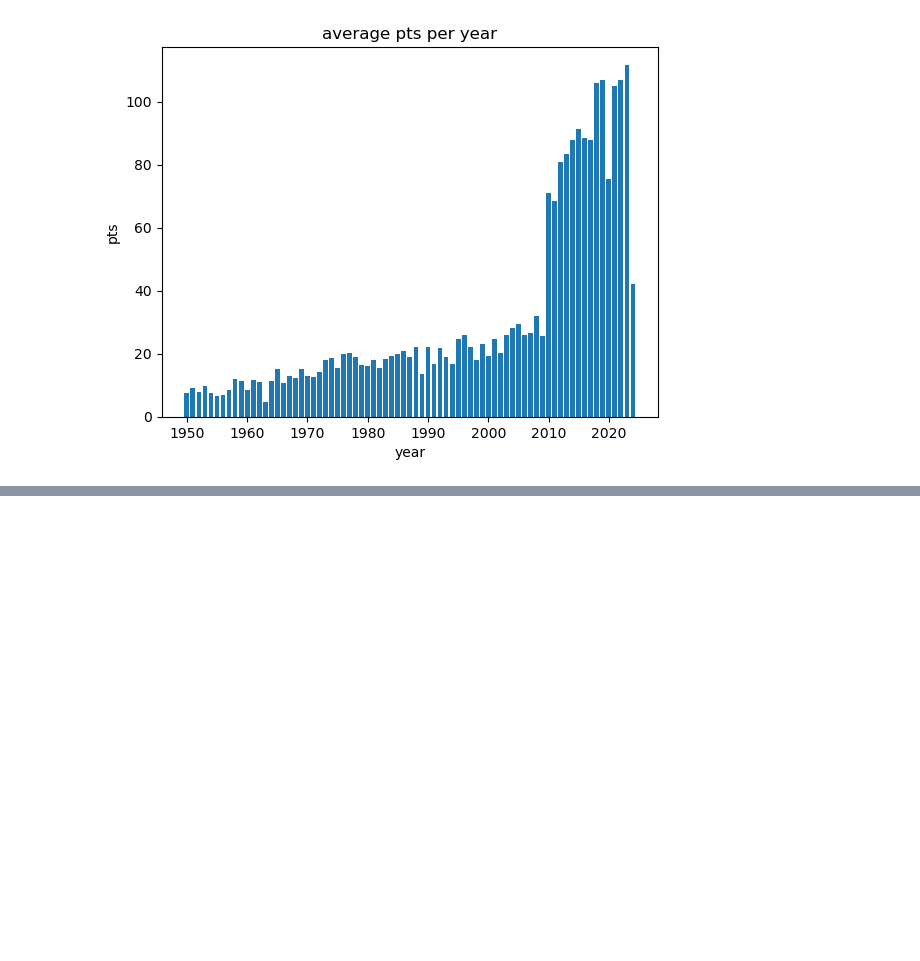
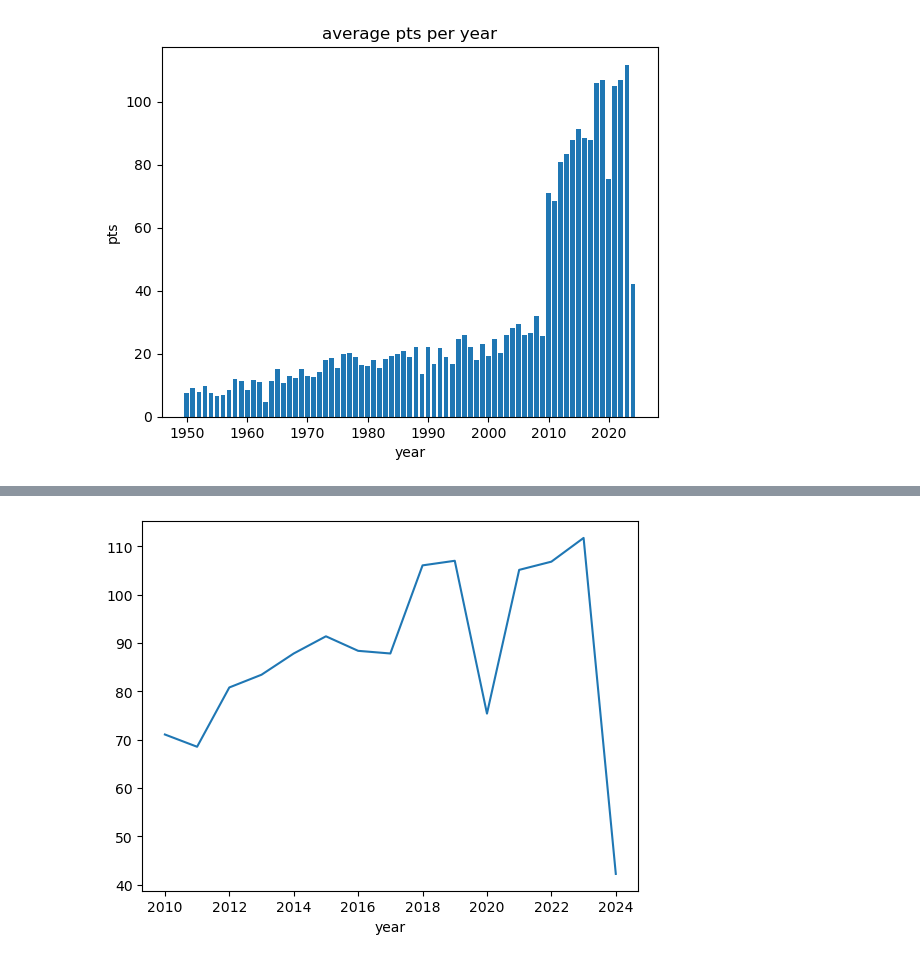
Before and after one commit to victorjgg14/f1-analisis, a Jupyter notebook: code/EDA.ipynb, the cells around one changed output, grey strips where cells are left out. Cells and saved outputs as stored; diff of their text form; code cells hidden in the pictures; blank space fills up the shorter version.

```diff
--- a/code/EDA.ipynb
+++ b/code/EDA.ipynb
@@ -101,0 +130,4 @@ plt.show()
+# %%
+df1_new = df1[(df1.year >= 2010) & (df1.year != 2024)]
+
+df(df1_new.groupby('year')['pts'].agg('mean'))
@@ -101,0 +152,4 @@ plt.show()
+# %%
+df1_new.groupby('year')['pts'].agg('mean').plot();
+# %% [output]
+[figure, added]
```
Also changed, not shown: parts of 6 cells of this notebook.
